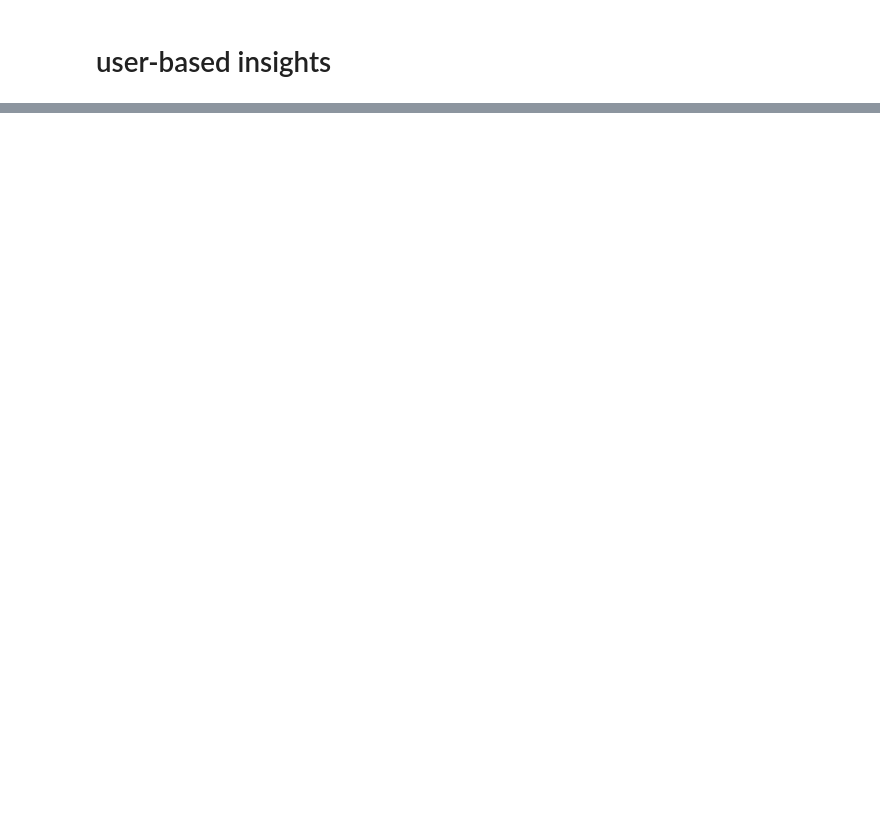
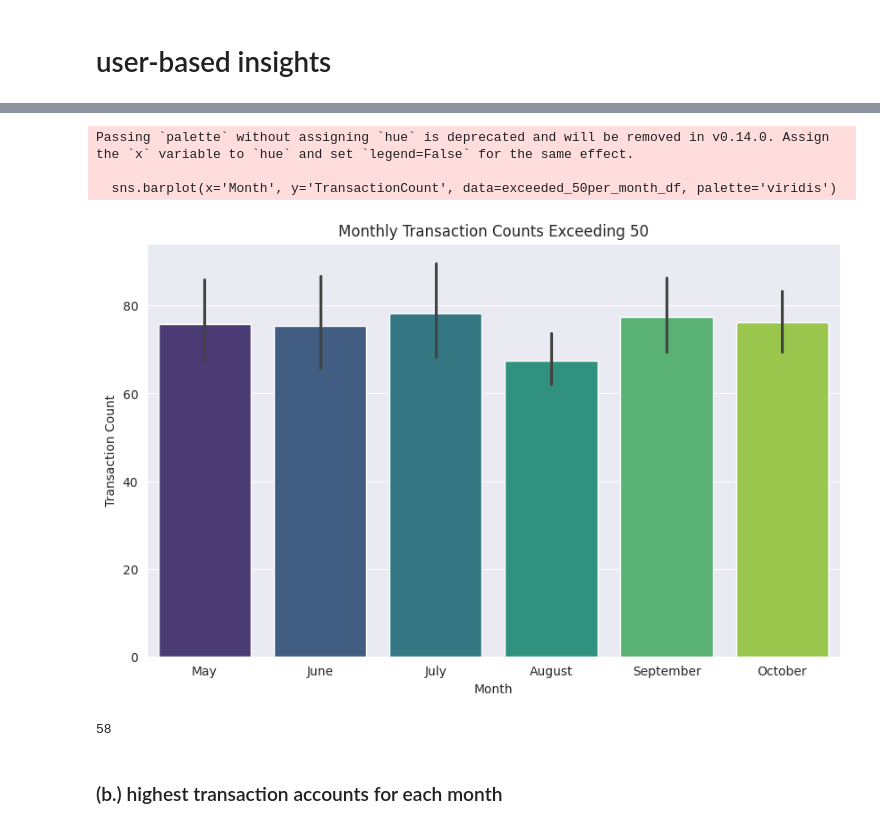
Before and after one commit to neyedhayo/transaction-analysis, a Jupyter notebook: notebook/eda_notebook.ipynb, the cells around one changed output, grey strips where cells are left out. Saved outputs shown, nothing was run; the diff lists cells and outputs as text; code cells hidden in the pictures; blank space fills up the shorter version.

```diff
--- a/notebook/eda_notebook.ipynb
+++ b/notebook/eda_notebook.ipynb
@@ -53,0 +71,18 @@ monthly_transaction_counts = df.groupby([df['DateTime'].dt.year, df['DateTime'].
+# %%
+# # user monthly transaction count - groping by year, month, accountID and transanction counts
+monthly_count = df.groupby([df.index.month, 'AccountID'])['TransactionAmount'].count()
+exceeded_50per_month = monthly_count[monthly_count > 50]
+
+# Convert Series to DataFrame
+monthly_count_df = pd.DataFrame(monthly_count.reset_index(name='TransactionCount'))
+exceeded_50per_month_df = pd.DataFrame(exceeded_50per_month.reset_index(name='TransactionCount'))
+# %%
+exceeded_50per_month_df.rename(columns={'DatePeriod': 'Month'}, inplace=True)
+# %%
+# mapping months name to actual numeric values
+month_mapping = {
+    1: 'January', 2: 'February', 3: 'March', 4: 'April', 5: 'May', 6: 'June',
+    7: 'July', 8: 'August', 9: 'September', 10: 'October', 11: 'November', 12: 'December'
+}
+
+exceeded_50per_month_df['Month'] = exceeded_50per_month_df['Month'].map(month_mapping)
@@ -53,0 +105,22 @@ monthly_transaction_counts = df.groupby([df['DateTime'].dt.year, df['DateTime'].
+# %%
+# Bar plot for TransactionCount by Month
+plt.figure(figsize=(10, 6))
+sns.barplot(x='Month', y='TransactionCount', data=exceeded_50per_month_df, palette='viridis')
+plt.title('Monthly Transaction Counts Exceeding 50')
+plt.xlabel('Month')
+plt.ylabel('Transaction Count')
+plt.show()
+# %% [output]
+Passing `palette` without assigning `hue` is deprecated and will be removed in v0.14.0. Assign the `x` variable to `hue` and set `legend=False` for the same effect.
+
+  sns.barplot(x='Month', y='TransactionCount', data=exceeded_50per_month_df, palette='viridis')
+[figure, added]
+# %%
+# Checking for duplicated AccountIDs
+duplicated_users = exceeded_50per_month_df['AccountID'][exceeded_50per_month_df['AccountID'].duplicated()]
+
+duplicated_users.nunique()
+# %% [output]
+58
+# %% [markdown]
+### (b.) highest transaction accounts for each month
```
Also changed, not shown: parts of 27 cells of this notebook.
